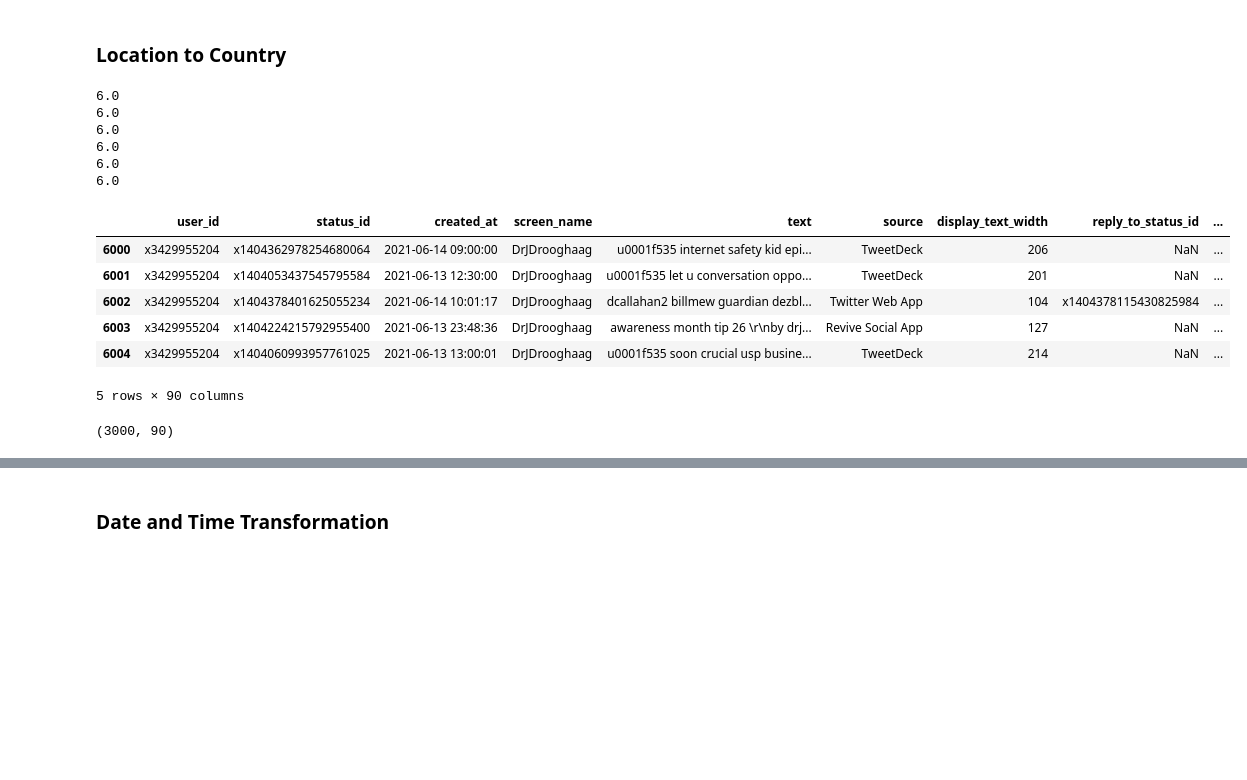
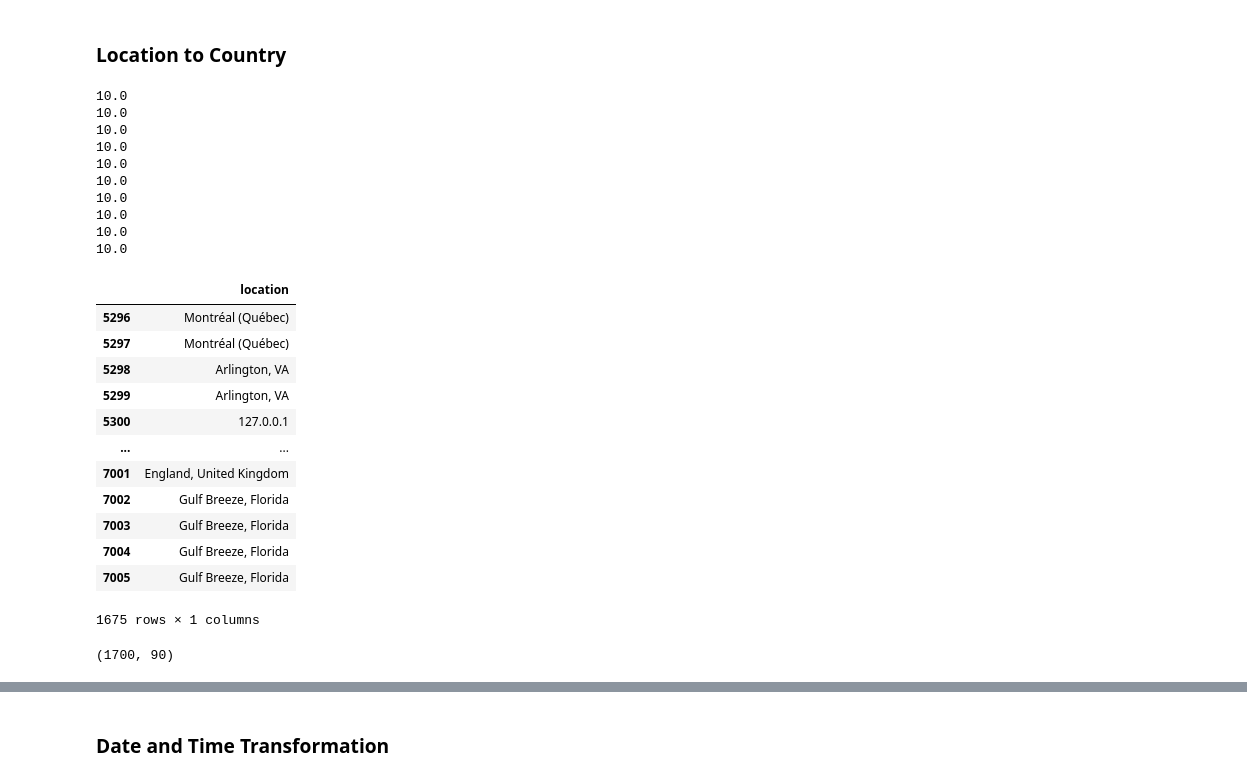
Before and after one commit to sofiapiedrahita/CyberCollective, a Jupyter notebook: Cyber Security Tweets Preprocessing - elyse.ipynb, the cells around one changed output, grey strips where cells are left out. Cells and saved outputs as stored; diff of their text form; code cells hidden in the pictures; blank space fills up the shorter version.

```diff
--- a/Cyber Security Tweets Preprocessing - elyse.ipynb
+++ b/Cyber Security Tweets Preprocessing - elyse.ipynb
@@ -157,35 +166,49 @@ Wall time: 21.7 s
 # It isn't going to run faster, but at least we can run it in
 # chunks
 # %%
-df1 = splitData(data, 3000)[0]
-df2 = splitData(data, 3000)[1]
-df3 = splitData(data, 3000)[2]
-df4 = splitData(data, 3000)[3]
-df5 = splitData(data, 3000)[4]
-df6 = splitData(data, 3000)[5]
+df1 = splitData(data, 1700)[0]
+df2 = splitData(data, 1700)[1]
+df3 = splitData(data, 1700)[2]
+df4 = splitData(data, 1700)[3]
+df5 = splitData(data, 1700)[4]
+df6 = splitData(data, 1700)[5]
+df7 = splitData(data, 1700)[6]
+df8 = splitData(data, 1700)[7]
+df9 = splitData(data, 1700)[8]
+df10 = splitData(data, 1700)[9]
 # the numbers just indicates how many data frames there are
 # it gets printed everything the function is run
 # %% [output]
-6.0
-6.0
-6.0
-6.0
-6.0
-6.0
+10.0
+10.0
+10.0
+10.0
+10.0
+10.0
+10.0
+10.0
+10.0
+10.0
 # %%
-df3.head()
+df4[['location']].iloc[25:]
 # %% [output]
-|  | user_id | status_id | created_at | screen_name | text | source | display_text_width | reply_to_status_id | ... |
-| 6000 | x3429955204 | x1404362978254680064 | 2021-06-14 09:00:00 | DrJDrooghaag | u0001f535 internet safety kid epi... | TweetDeck | 206 | NaN | ... |
-| 6001 | x3429955204 | x1404053437545795584 | 2021-06-13 12:30:00 | DrJDrooghaag | u0001f535 let u conversation oppo... | TweetDeck | 201 | NaN | ... |
-| 6002 | x3429955204 | x1404378401625055234 | 2021-06-14 10:01:17 | DrJDrooghaag | dcallahan2 billmew guardian dezbl... | Twitter Web App | 104 | x1404378115430825984 | ... |
-| 6003 | x3429955204 | x1404224215792955400 | 2021-06-13 23:48:36 | DrJDrooghaag | awareness month tip 26 \r\nby drj... | Revive Social App | 127 | NaN | ... |
-| 6004 | x3429955204 | x1404060993957761025 | 2021-06-13 13:00:01 | DrJDrooghaag | u0001f535 soon crucial usp busine... | TweetDeck | 214 | NaN | ... |
+|  | location |
+| 5296 | Montréal (Québec) |
+| 5297 | Montréal (Québec) |
+| 5298 | Arlington, VA |
+| 5299 | Arlington, VA |
+| 5300 | 127.0.0.1 |
+| ... | ... |
+| 7001 | England, United Kingdom |
+| 7002 | Gulf Breeze, Florida |
+| 7003 | Gulf Breeze, Florida |
+| 7004 | Gulf Breeze, Florida |
+| 7005 | Gulf Breeze, Florida |
-5 rows × 90 columns
+1675 rows × 1 columns
 # %%
-df3.shape
+df6.shape
 # %% [output]
-(3000, 90)
+(1700, 90)
 # %%
 %%time
 df1['country'] = df1['location'].apply(findCountry)
```
Also changed, not shown: parts of 15 cells of this notebook.
